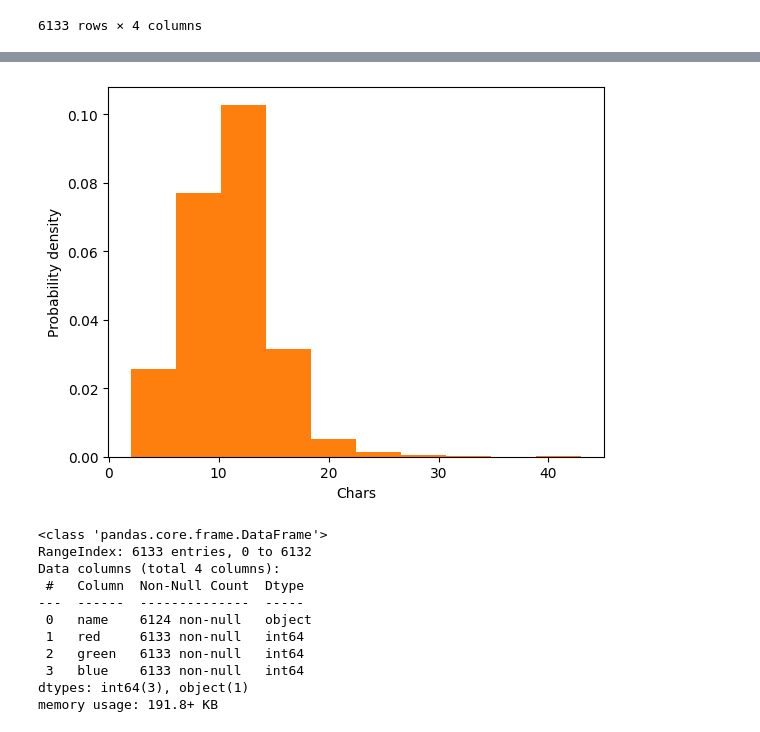
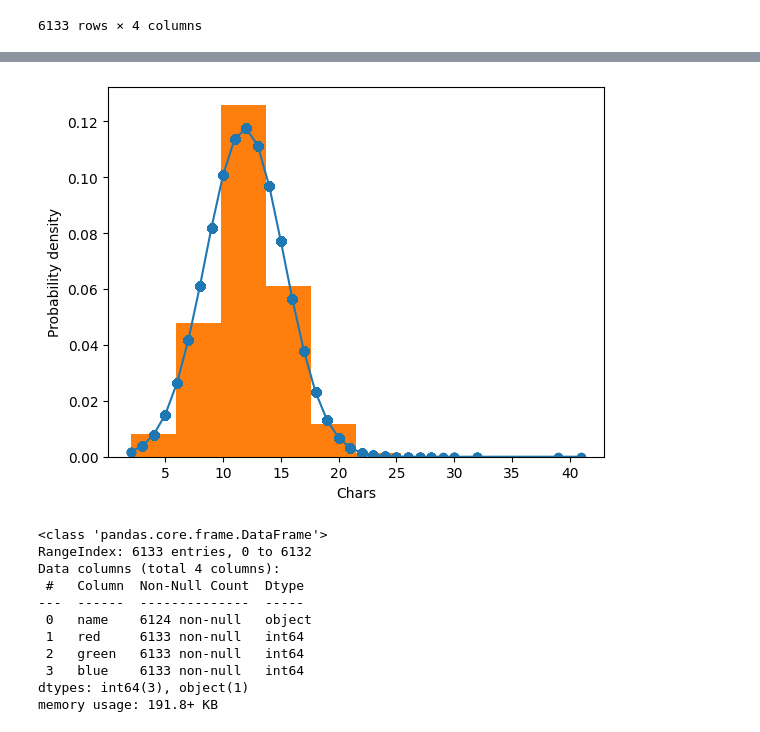
Before and after one commit to SoLNajle/keras_generate_colors, a Jupyter notebook: work/00 - EDA.ipynb, the cells around one changed output, grey strips where cells are left out. Saved outputs shown, nothing was run; the diff lists cells and outputs as text; code cells hidden in the pictures.

```diff
--- a/work/00 - EDA.ipynb
+++ b/work/00 - EDA.ipynb
@@ -311,19 +290,19 @@ names = df_a['name']
 # %%
 # get all the color names
 names = df_a['name']
 h = sorted(names.str.len().to_numpy())
 import numpy as np
 import scipy.stats as stats
 import pylab as plt
 
-fit = stats.norm.pdf_a(h, np.mean(h), np.std(h))  #this is a fitting indeed
+fit = stats.norm.pdf(h, np.mean(h), np.std(h))  #this is a fitting indeed
 plt.plot(h,fit,'-o')
 plt.hist(h,density=True)      #use this to draw histogram of your data
 plt.xlabel('Chars')
 plt.ylabel('Probability density')
 plt.show()
 # %% [output]
-[figure, old version]
+[figure, new version]
 # %%
 df_a.info()
 # %% [output]
```
Also changed, not shown: parts of 7 cells of this notebook, 6 other files.
